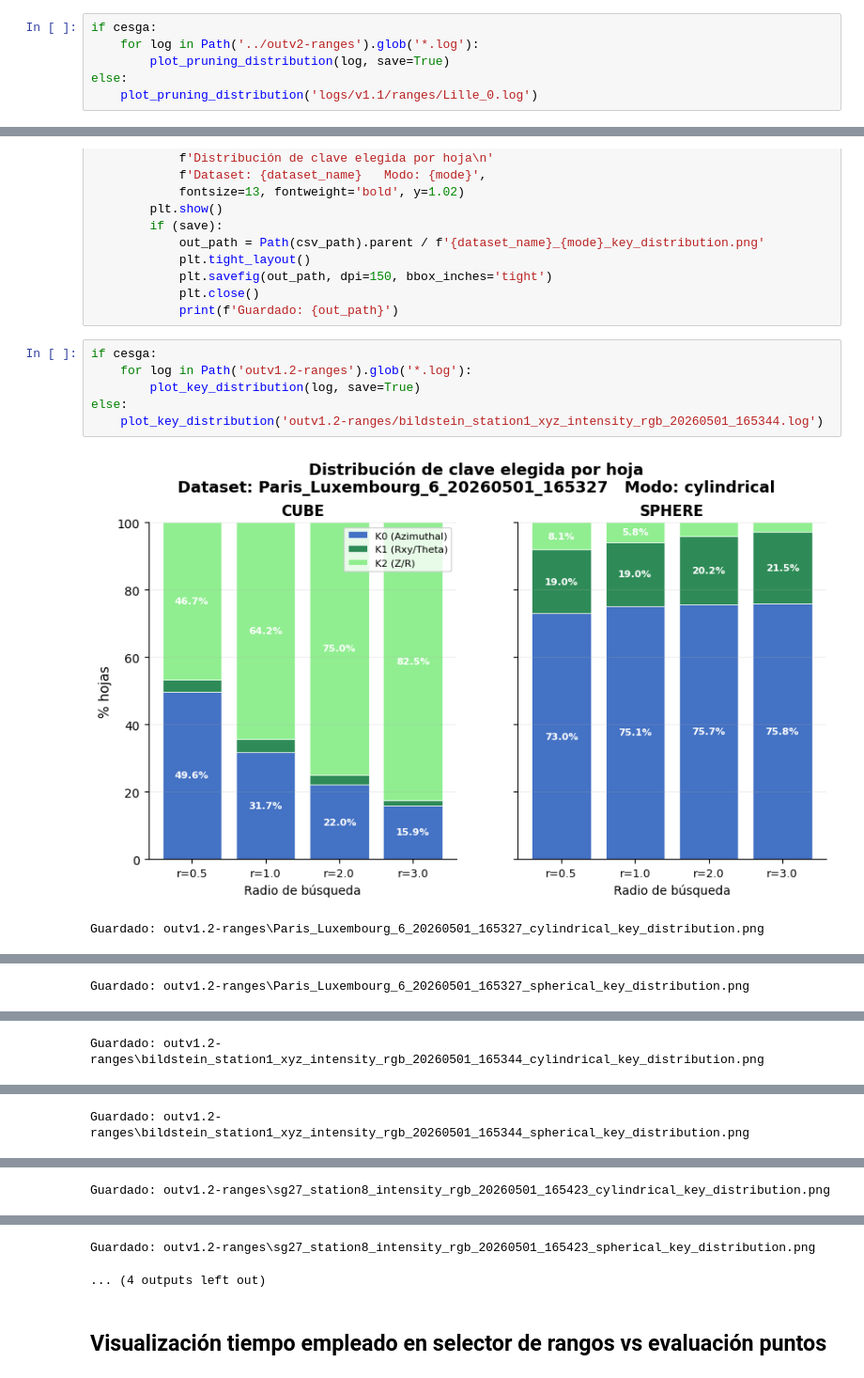
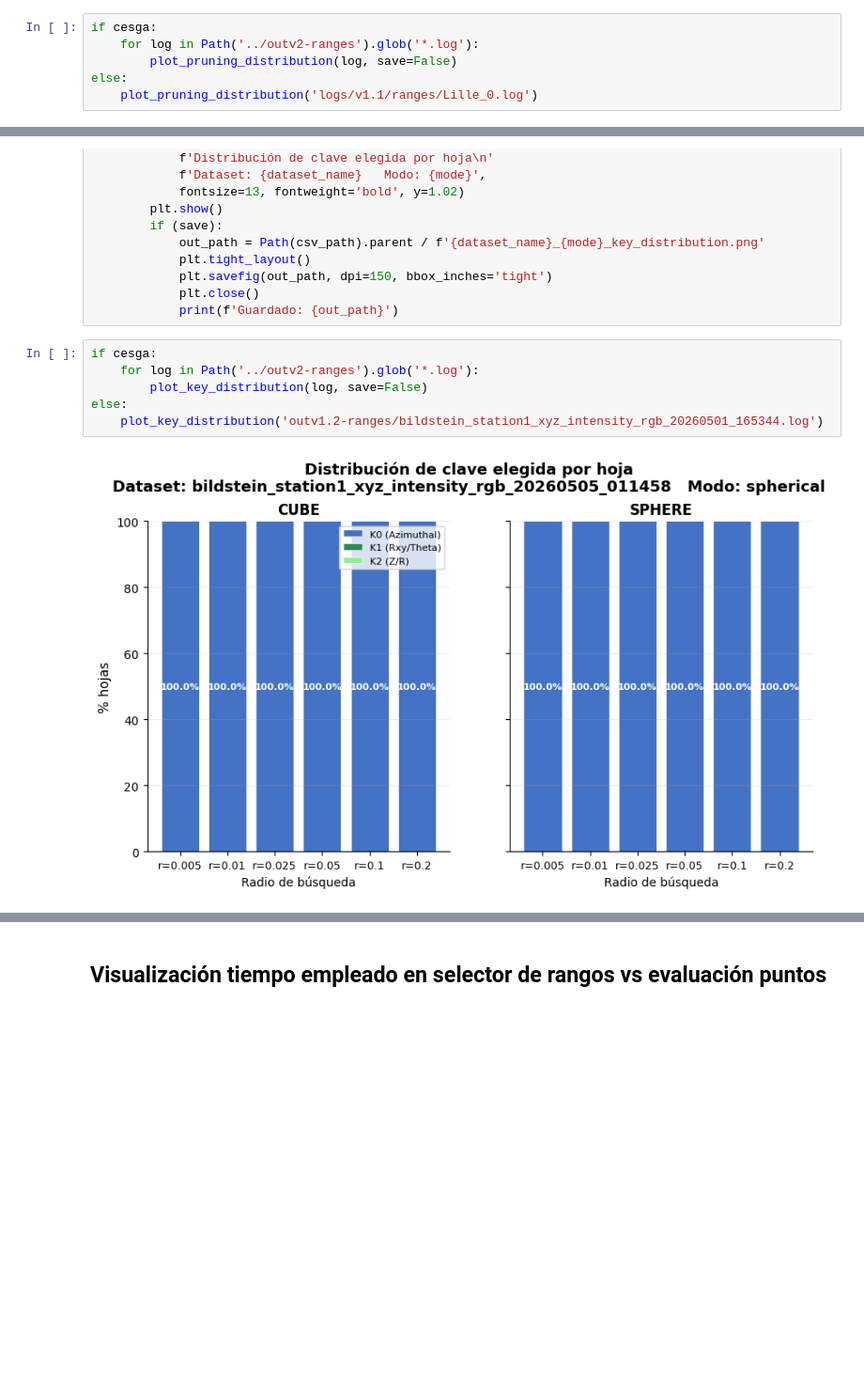
Before and after one commit to manuramazz/octrees-coordenadas-polares-v2, a Jupyter notebook: plots_manu/visualizador_rangos_clavesv2.ipynb, the cells around one changed output, grey strips where cells are left out. Shown at 94% size. Cells and saved outputs as stored; diff of their text form; blank space fills up the shorter version.

```diff
--- a/plots_manu/visualizador_rangos_clavesv2.ipynb
+++ b/plots_manu/visualizador_rangos_clavesv2.ipynb
@@ -219,7 +214,7 @@ def plot_pruning_distribution(csv_path: str, save: bool = False) -> None:
 # %%
 if cesga:
     for log in Path('../outv2-ranges').glob('*.log'):
-        plot_pruning_distribution(log, save=True)
+        plot_pruning_distribution(log, save=False)
 else:
     plot_pruning_distribution('logs/v1.1/ranges/Lille_0.log')
 # %% [output]
@@ -319,10 +305,9 @@ def plot_key_distribution(csv_path: str, save: bool = False) -> None:
             print(f'Guardado: {out_path}')
 # %%
 if cesga:
-    for log in Path('outv1.2-ranges').glob('*.log'):
-        plot_key_distribution(log, save=True)
+    for log in Path('../outv2-ranges').glob('*.log'):
+        plot_key_distribution(log, save=False)
 else:
     plot_key_distribution('outv1.2-ranges/bildstein_station1_xyz_intensity_rgb_20260501_165344.log')
 # %% [output]
-[figure, old version]
+[figure, new version]
-Guardado: outv1.2-ranges\Paris_Luxembourg_6_20260501_165327_cylindrical_key_distribution.png
@@ -330 +314,0 @@ Guardado: outv1.2-ranges\Paris_Luxembourg_6_20260501_165327_cylindrical_key_dist
-Guardado: outv1.2-ranges\Paris_Luxembourg_6_20260501_165327_spherical_key_distribution.png
@@ -332 +315,0 @@ Guardado: outv1.2-ranges\Paris_Luxembourg_6_20260501_165327_spherical_key_distri
-Guardado: outv1.2-ranges\bildstein_station1_xyz_intensity_rgb_20260501_165344_cylindrical_key_distribution.png
@@ -334 +316,0 @@ Guardado: outv1.2-ranges\bildstein_station1_xyz_intensity_rgb_20260501_165344_cy
-Guardado: outv1.2-ranges\bildstein_station1_xyz_intensity_rgb_20260501_165344_spherical_key_distribution.png
@@ -336 +316,0 @@ Guardado: outv1.2-ranges\bildstein_station1_xyz_intensity_rgb_20260501_165344_sp
-Guardado: outv1.2-ranges\sg27_station8_intensity_rgb_20260501_165423_cylindrical_key_distribution.png
@@ -338,5 +317,3 @@ Guardado: outv1.2-ranges\sg27_station8_intensity_rgb_20260501_165423_cylindrical
-Guardado: outv1.2-ranges\sg27_station8_intensity_rgb_20260501_165423_spherical_key_distribution.png
-... (4 outputs left out)
 # %% [markdown]
 ## Visualización tiempo empleado en selector de rangos vs evaluación puntos
 # %%
```
Also changed, not shown: parts of 4 cells of this notebook, 1 other file.
